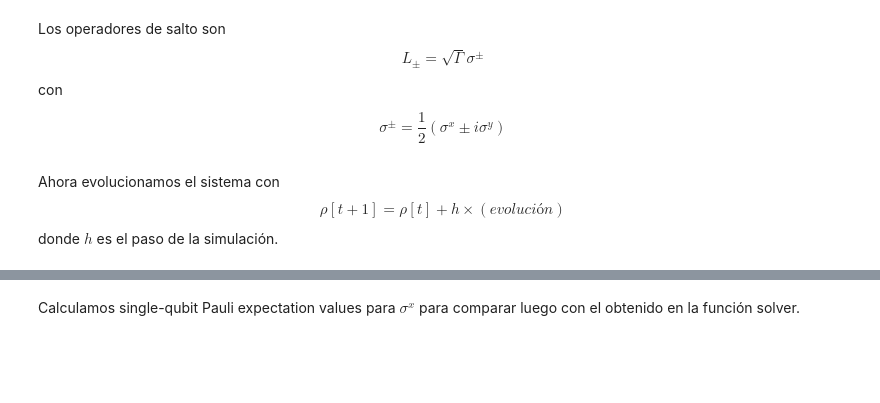
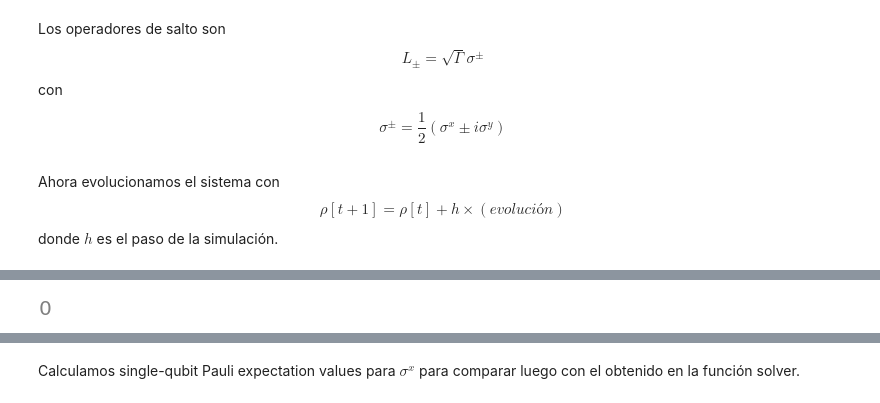
Before and after one commit to joyeuxnoelia/JAE-Intro, a Jupyter notebook: lindbladEq.ipynb, the cells around one changed output, grey strips where cells are left out. Saved outputs shown, nothing was run; the diff lists cells and outputs as text; code cells hidden in the pictures; blank space fills up the shorter version.

```diff
--- a/lindbladEq.ipynb
+++ b/lindbladEq.ipynb
@@ -142,0 +35,32 @@ for k in range(1,n_steps):
+# %%
+import sympy as sp
+from sympy.physics.quantum import Dagger
+
+def calculate_liouvillian(H, L, n):
+    sp.init_printing(use_unicode=True)  # Print bonito
+    rho = sp.Matrix(n, n, lambda i, j: sp.symbols(f'rho_{i+1}{j+1}'))#defino rho como una matriz simbólica
+
+    # Calculamos el adjunto de cada matriz L_q
+    L_adj = [Dagger(L_q) for L_q in L]
+
+    # Ahora operamos
+    i = sp.I  # Def la unidad imaginaria
+
+    # Cálculo de term1 y term2
+    term1 = -i * (H * rho - rho * H)
+    term2 = sp.Matrix.zeros(n, n)
+    for q in range(int(n/2)):
+        term2 += L[q] * rho * L_adj[q] - 0.5 * (L_adj[q] * L[q] * rho + rho * L_adj[q] * L[q])
+
+
+    # Definir rho_t
+    rho_t = (term1 + term2).reshape(n**2, 1) #espacio FL
+    rho_vec=rho_t
+
+    #cero un vector de variables rho_ij
+    rho_vars = [rho[i, j] for i in range(n) for j in range(n)]
+
+    # calculo el jacobiano respecto a los elementos de rho
+    J = rho_t.jacobian(rho_vars)
+
+    return J,rho_vec
@@ -142,0 +133,5 @@ for k in range(1,n_steps):
+# %%
+determinante=liouvillian.det()
+determinante
+# %% [output]
+[figure, added]
```
Also changed, not shown: parts of 32 cells of this notebook.
